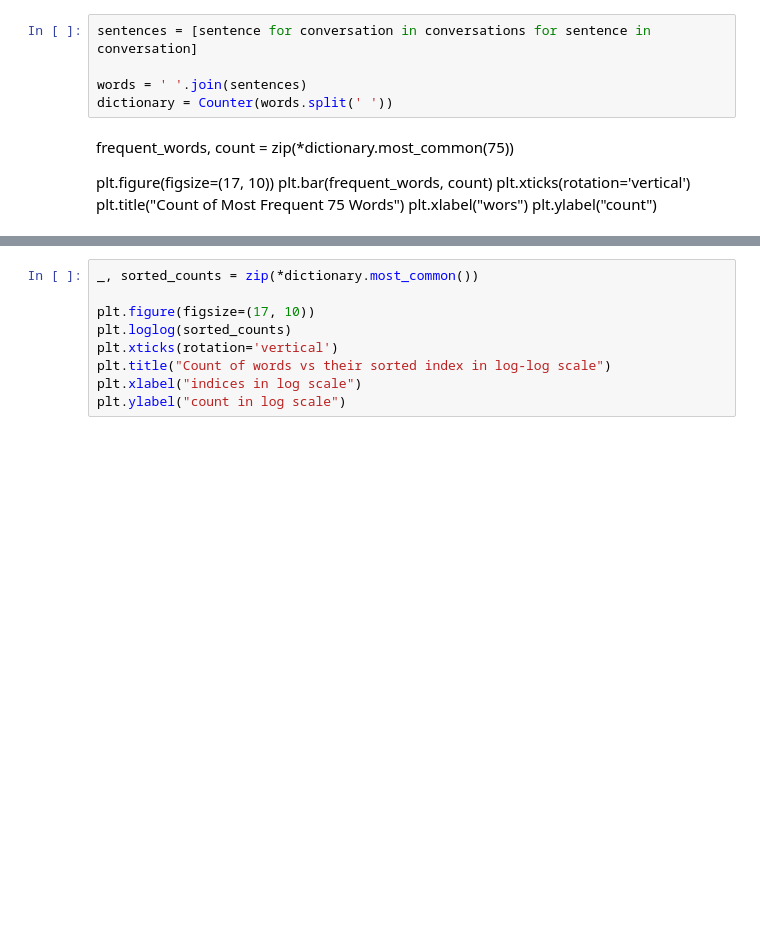
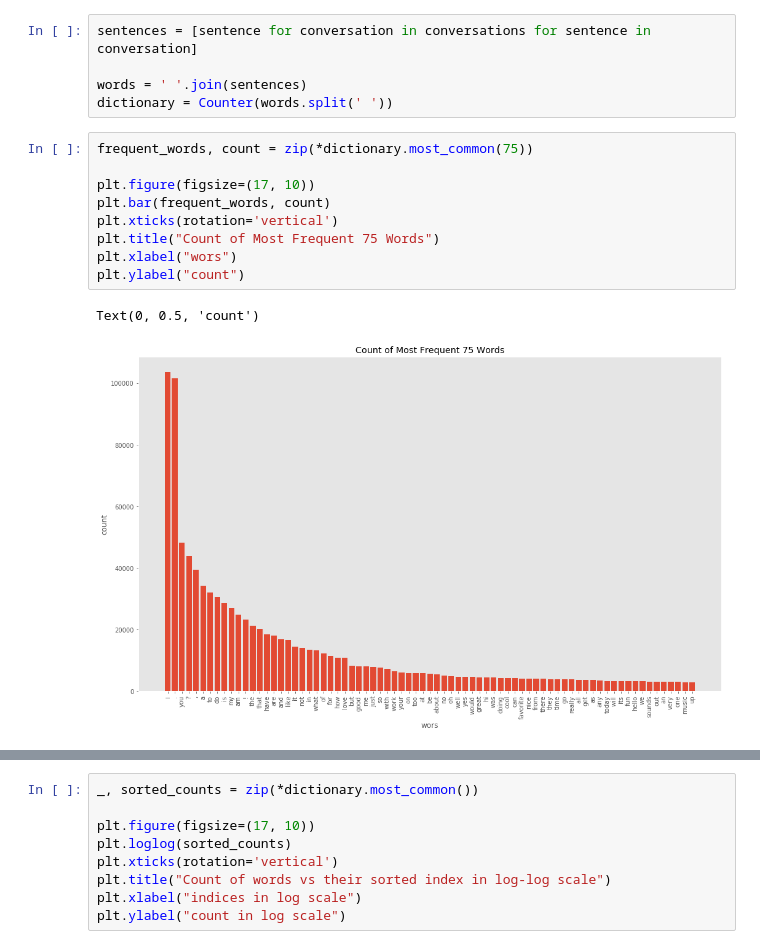
Before and after one commit to serifsonerserbest/ANN, a Jupyter notebook: miniproject2_ChatBot.ipynb, the cells around one changed output, grey strips where cells are left out. Saved outputs shown, nothing was run; the diff lists cells and outputs as text; blank space fills up the shorter version.

```diff
--- a/miniproject2_ChatBot.ipynb
+++ b/miniproject2_ChatBot.ipynb
@@ -157,15 +181,18 @@ sentences = [sentence for conversation in conversations for sentence in conversa
 
 words = ' '.join(sentences)
 dictionary = Counter(words.split(' '))
-# %% [markdown]
-frequent_words, count = zip(*dictionary.most_common(75))
-
-plt.figure(figsize=(17, 10))
-plt.bar(frequent_words, count)
-plt.xticks(rotation='vertical')
-plt.title("Count of Most Frequent 75 Words")
-plt.xlabel("wors")
-plt.ylabel("count")
+# %%
+frequent_words, count = zip(*dictionary.most_common(75))
+
+plt.figure(figsize=(17, 10))
+plt.bar(frequent_words, count)
+plt.xticks(rotation='vertical')
+plt.title("Count of Most Frequent 75 Words")
+plt.xlabel("wors")
+plt.ylabel("count")
+# %% [output]
+Text(0, 0.5, 'count')
+[figure, added]
 # %%
 frequent_words, count = zip(*dictionary.most_common(75))
 
```
Also changed, not shown: parts of 21 cells of this notebook, 2 other files.
